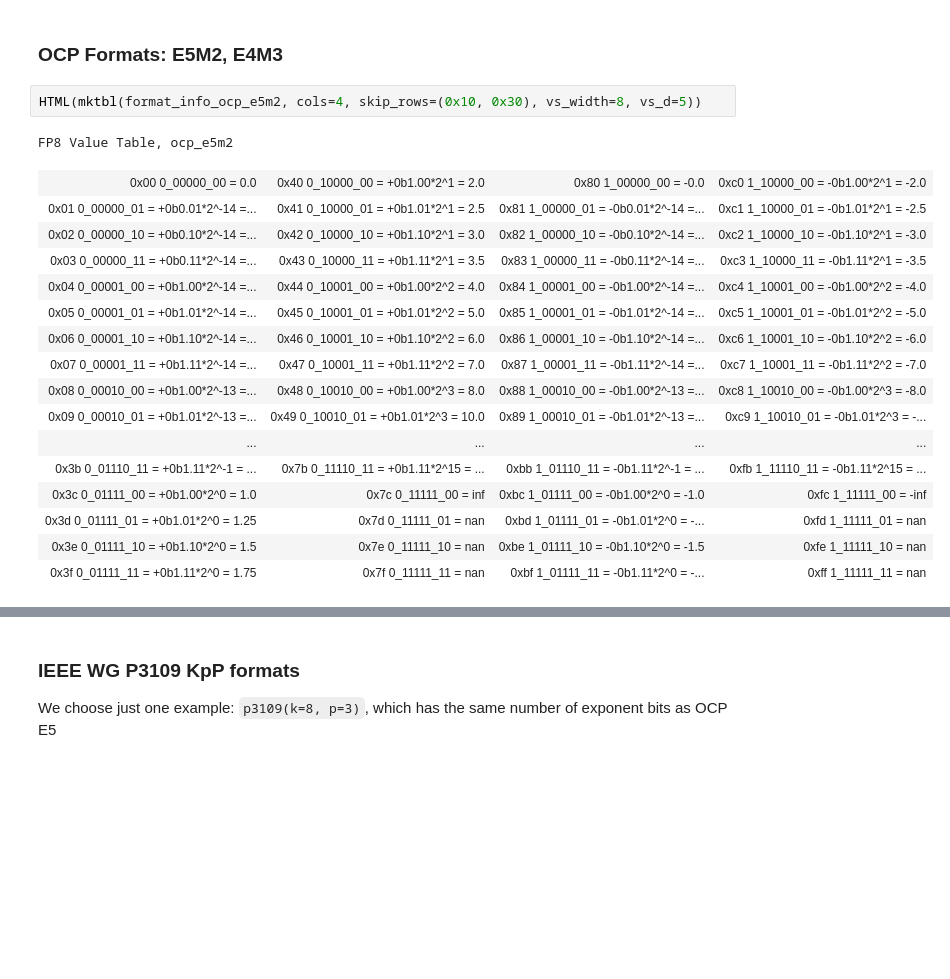
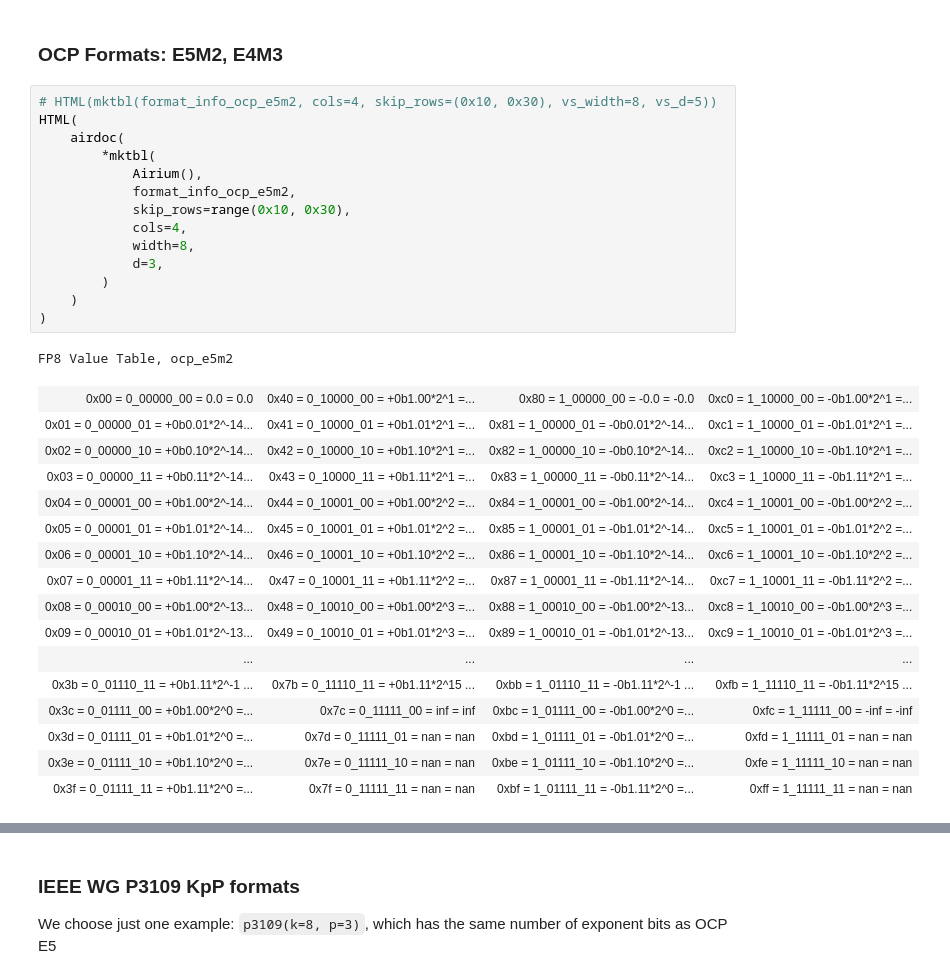
Before and after one commit to awf/gc-gfloat, a Jupyter notebook: docs/source/03-value-tables.ipynb, the cells around one changed output, grey strips where cells are left out. Cells and saved outputs as stored; diff of their text form; blank space fills up the shorter version.

```diff
--- a/docs/source/03-value-tables.ipynb
+++ b/docs/source/03-value-tables.ipynb
@@ -435,23 +527,35 @@ FP8 Value Table, ocp_e2m3
 # %% [markdown]
 ### OCP Formats: E5M2, E4M3
 # %%
-HTML(mktbl(format_info_ocp_e5m2, cols=4, skip_rows=(0x10, 0x30), vs_width=8, vs_d=5))
+# HTML(mktbl(format_info_ocp_e5m2, cols=4, skip_rows=(0x10, 0x30), vs_width=8, vs_d=5))
+HTML(
+    airdoc(
+        *mktbl(
+            Airium(),
+            format_info_ocp_e5m2,
+            skip_rows=range(0x10, 0x30),
+            cols=4,
+            width=8,
+            d=3,
+        )
+    )
+)
 # %% [output]
 FP8 Value Table, ocp_e5m2
-| 0x00 0_00000_00 = 0.0 | 0x40 0_10000_00 = +0b1.00*2^1 = 2.0 | 0x80 1_00000_00 = -0.0 | 0xc0 1_10000_00 = -0b1.00*2^1 = -2.0 |
-| 0x01 0_00000_01 = +0b0.01*2^-14 =... | 0x41 0_10000_01 = +0b1.01*2^1 = 2.5 | 0x81 1_00000_01 = -0b0.01*2^-14 =... | 0xc1 1_10000_01 = -0b1.01*2^1 = -2.5 |
-| 0x02 0_00000_10 = +0b0.10*2^-14 =... | 0x42 0_10000_10 = +0b1.10*2^1 = 3.0 | 0x82 1_00000_10 = -0b0.10*2^-14 =... | 0xc2 1_10000_10 = -0b1.10*2^1 = -3.0 |
-| 0x03 0_00000_11 = +0b0.11*2^-14 =... | 0x43 0_10000_11 = +0b1.11*2^1 = 3.5 | 0x83 1_00000_11 = -0b0.11*2^-14 =... | 0xc3 1_10000_11 = -0b1.11*2^1 = -3.5 |
-| 0x04 0_00001_00 = +0b1.00*2^-14 =... | 0x44 0_10001_00 = +0b1.00*2^2 = 4.0 | 0x84 1_00001_00 = -0b1.00*2^-14 =... | 0xc4 1_10001_00 = -0b1.00*2^2 = -4.0 |
-| 0x05 0_00001_01 = +0b1.01*2^-14 =... | 0x45 0_10001_01 = +0b1.01*2^2 = 5.0 | 0x85 1_00001_01 = -0b1.01*2^-14 =... | 0xc5 1_10001_01 = -0b1.01*2^2 = -5.0 |
-| 0x06 0_00001_10 = +0b1.10*2^-14 =... | 0x46 0_10001_10 = +0b1.10*2^2 = 6.0 | 0x86 1_00001_10 = -0b1.10*2^-14 =... | 0xc6 1_10001_10 = -0b1.10*2^2 = -6.0 |
-| 0x07 0_00001_11 = +0b1.11*2^-14 =... | 0x47 0_10001_11 = +0b1.11*2^2 = 7.0 | 0x87 1_00001_11 = -0b1.11*2^-14 =... | 0xc7 1_10001_11 = -0b1.11*2^2 = -7.0 |
-| 0x08 0_00010_00 = +0b1.00*2^-13 =... | 0x48 0_10010_00 = +0b1.00*2^3 = 8.0 | 0x88 1_00010_00 = -0b1.00*2^-13 =... | 0xc8 1_10010_00 = -0b1.00*2^3 = -8.0 |
-| 0x09 0_00010_01 = +0b1.01*2^-13 =... | 0x49 0_10010_01 = +0b1.01*2^3 = 10.0 | 0x89 1_00010_01 = -0b1.01*2^-13 =... | 0xc9 1_10010_01 = -0b1.01*2^3 = -... |
+| 0x00 = 0_00000_00 = 0.0 = 0.0 | 0x40 = 0_10000_00 = +0b1.00*2^1 =... | 0x80 = 1_00000_00 = -0.0 = -0.0 | 0xc0 = 1_10000_00 = -0b1.00*2^1 =... |
+| 0x01 = 0_00000_01 = +0b0.01*2^-14... | 0x41 = 0_10000_01 = +0b1.01*2^1 =... | 0x81 = 1_00000_01 = -0b0.01*2^-14... | 0xc1 = 1_10000_01 = -0b1.01*2^1 =... |
+| 0x02 = 0_00000_10 = +0b0.10*2^-14... | 0x42 = 0_10000_10 = +0b1.10*2^1 =... | 0x82 = 1_00000_10 = -0b0.10*2^-14... | 0xc2 = 1_10000_10 = -0b1.10*2^1 =... |
+| 0x03 = 0_00000_11 = +0b0.11*2^-14... | 0x43 = 0_10000_11 = +0b1.11*2^1 =... | 0x83 = 1_00000_11 = -0b0.11*2^-14... | 0xc3 = 1_10000_11 = -0b1.11*2^1 =... |
+| 0x04 = 0_00001_00 = +0b1.00*2^-14... | 0x44 = 0_10001_00 = +0b1.00*2^2 =... | 0x84 = 1_00001_00 = -0b1.00*2^-14... | 0xc4 = 1_10001_00 = -0b1.00*2^2 =... |
+| 0x05 = 0_00001_01 = +0b1.01*2^-14... | 0x45 = 0_10001_01 = +0b1.01*2^2 =... | 0x85 = 1_00001_01 = -0b1.01*2^-14... | 0xc5 = 1_10001_01 = -0b1.01*2^2 =... |
+| 0x06 = 0_00001_10 = +0b1.10*2^-14... | 0x46 = 0_10001_10 = +0b1.10*2^2 =... | 0x86 = 1_00001_10 = -0b1.10*2^-14... | 0xc6 = 1_10001_10 = -0b1.10*2^2 =... |
+| 0x07 = 0_00001_11 = +0b1.11*2^-14... | 0x47 = 0_10001_11 = +0b1.11*2^2 =... | 0x87 = 1_00001_11 = -0b1.11*2^-14... | 0xc7 = 1_10001_11 = -0b1.11*2^2 =... |
+| 0x08 = 0_00010_00 = +0b1.00*2^-13... | 0x48 = 0_10010_00 = +0b1.00*2^3 =... | 0x88 = 1_00010_00 = -0b1.00*2^-13... | 0xc8 = 1_10010_00 = -0b1.00*2^3 =... |
+| 0x09 = 0_00010_01 = +0b1.01*2^-13... | 0x49 = 0_10010_01 = +0b1.01*2^3 =... | 0x89 = 1_00010_01 = -0b1.01*2^-13... | 0xc9 = 1_10010_01 = -0b1.01*2^3 =... |
 | ... | ... | ... | ... |
-| 0x3b 0_01110_11 = +0b1.11*2^-1 = ... | 0x7b 0_11110_11 = +0b1.11*2^15 = ... | 0xbb 1_01110_11 = -0b1.11*2^-1 = ... | 0xfb 1_11110_11 = -0b1.11*2^15 = ... |
-| 0x3c 0_01111_00 = +0b1.00*2^0 = 1.0 | 0x7c 0_11111_00 = inf | 0xbc 1_01111_00 = -0b1.00*2^0 = -1.0 | 0xfc 1_11111_00 = -inf |
-| 0x3d 0_01111_01 = +0b1.01*2^0 = 1.25 | 0x7d 0_11111_01 = nan | 0xbd 1_01111_01 = -0b1.01*2^0 = -... | 0xfd 1_11111_01 = nan |
-| 0x3e 0_01111_10 = +0b1.10*2^0 = 1.5 | 0x7e 0_11111_10 = nan | 0xbe 1_01111_10 = -0b1.10*2^0 = -1.5 | 0xfe 1_11111_10 = nan |
-| 0x3f 0_01111_11 = +0b1.11*2^0 = 1.75 | 0x7f 0_11111_11 = nan | 0xbf 1_01111_11 = -0b1.11*2^0 = -... | 0xff 1_11111_11 = nan |
+| 0x3b = 0_01110_11 = +0b1.11*2^-1 ... | 0x7b = 0_11110_11 = +0b1.11*2^15 ... | 0xbb = 1_01110_11 = -0b1.11*2^-1 ... | 0xfb = 1_11110_11 = -0b1.11*2^15 ... |
+| 0x3c = 0_01111_00 = +0b1.00*2^0 =... | 0x7c = 0_11111_00 = inf = inf | 0xbc = 1_01111_00 = -0b1.00*2^0 =... | 0xfc = 1_11111_00 = -inf = -inf |
+| 0x3d = 0_01111_01 = +0b1.01*2^0 =... | 0x7d = 0_11111_01 = nan = nan | 0xbd = 1_01111_01 = -0b1.01*2^0 =... | 0xfd = 1_11111_01 = nan = nan |
+| 0x3e = 0_01111_10 = +0b1.10*2^0 =... | 0x7e = 0_11111_10 = nan = nan | 0xbe = 1_01111_10 = -0b1.10*2^0 =... | 0xfe = 1_11111_10 = nan = nan |
+| 0x3f = 0_01111_11 = +0b1.11*2^0 =... | 0x7f = 0_11111_11 = nan = nan | 0xbf = 1_01111_11 = -0b1.11*2^0 =... | 0xff = 1_11111_11 = nan = nan |
 # %%
```
Also changed, not shown: parts of 23 cells of this notebook, 14 other files.
